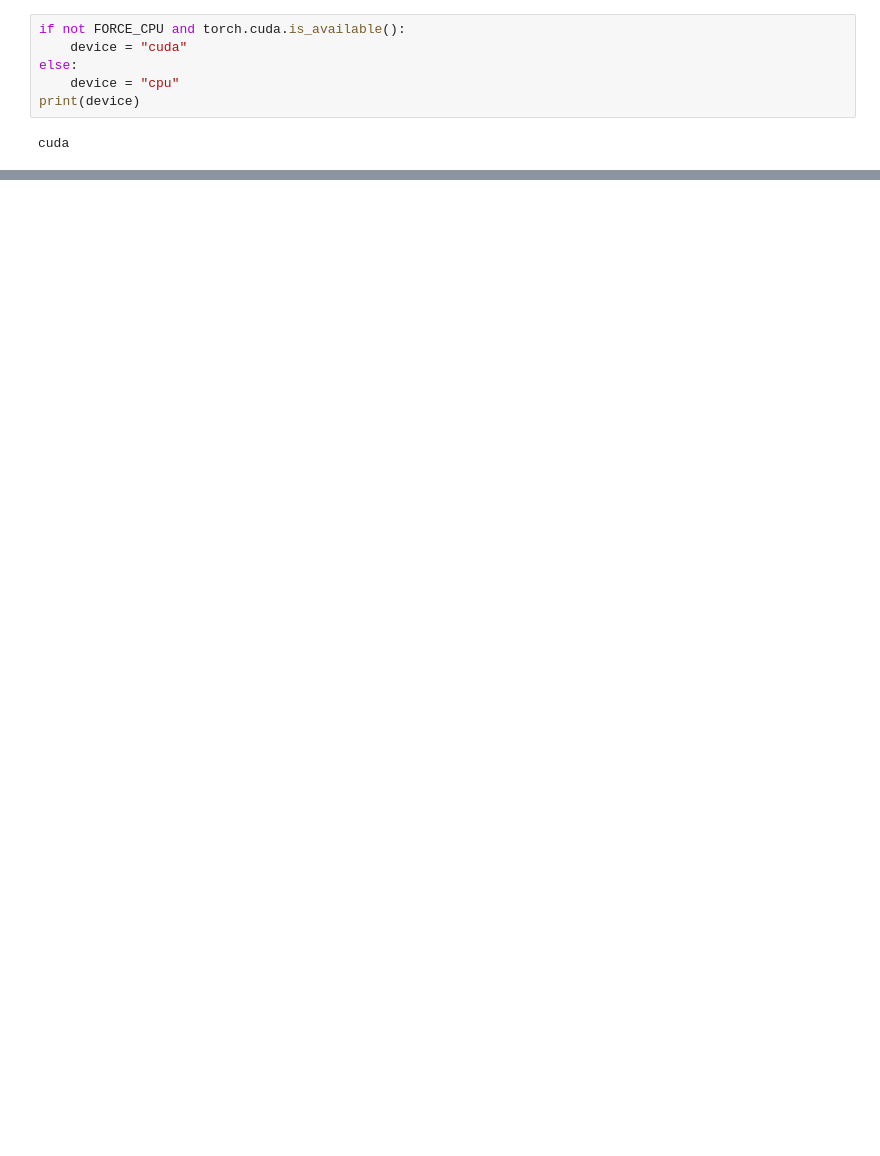
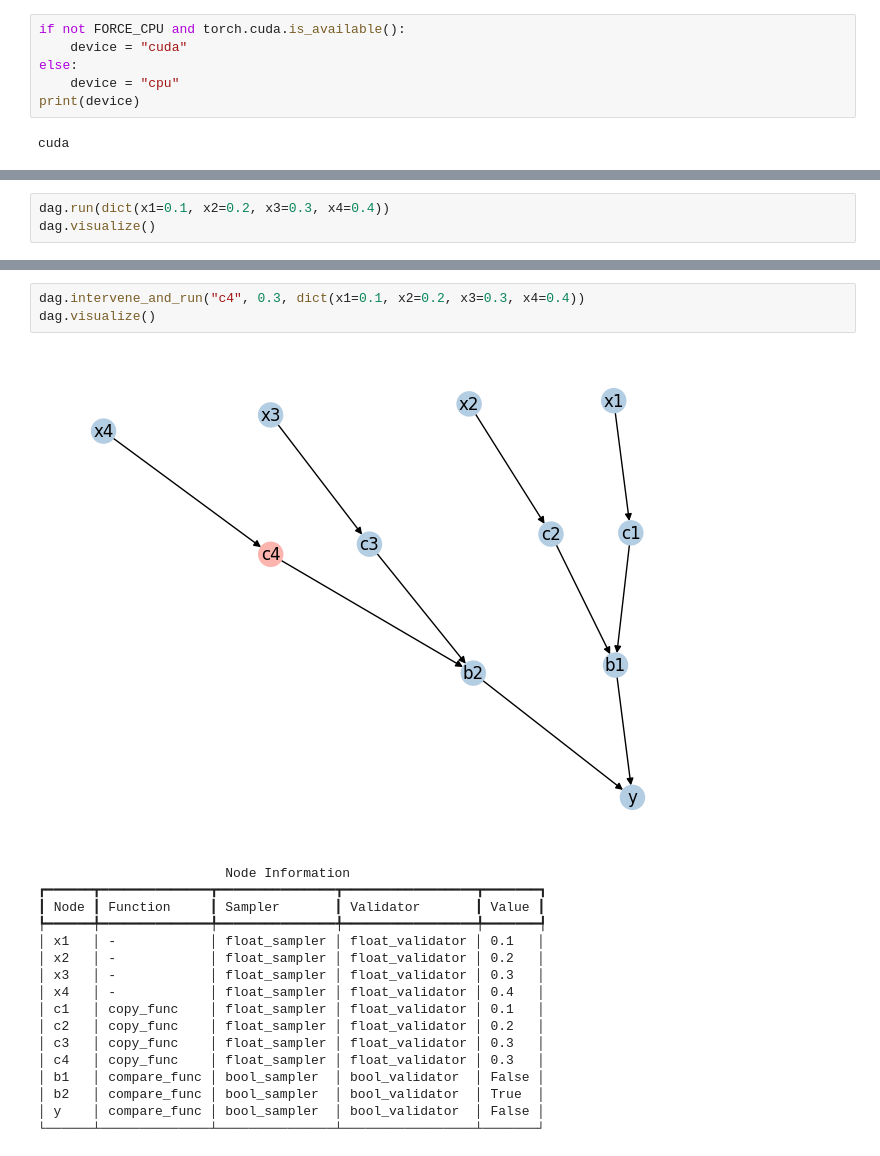
Before and after one commit to adamimos/causal-networks, a Jupyter notebook: playground/hierarchical-equality.ipynb, the cells around one changed output, grey strips where cells are left out. Cells and saved outputs as stored; diff of their text form; blank space fills up the shorter version.

```diff
--- a/playground/hierarchical-equality.ipynb
+++ b/playground/hierarchical-equality.ipynb
@@ -307,0 +237,3 @@ Train accuracy: 68.41300%
+# %%
+dag.run(dict(x1=0.1, x2=0.2, x3=0.3, x4=0.4))
+dag.visualize()
@@ -307,0 +258,21 @@ Train accuracy: 68.41300%
+# %%
+dag.intervene_and_run("c4", 0.3, dict(x1=0.1, x2=0.2, x3=0.3, x4=0.4))
+dag.visualize()
+# %% [output]
+[figure, added]
+                        Node Information
+┏━━━━━━┳━━━━━━━━━━━━━━┳━━━━━━━━━━━━━━━┳━━━━━━━━━━━━━━━━━┳━━━━━━━┓
+┃ Node ┃ Function     ┃ Sampler       ┃ Validator       ┃ Value ┃
+┡━━━━━━╇━━━━━━━━━━━━━━╇━━━━━━━━━━━━━━━╇━━━━━━━━━━━━━━━━━╇━━━━━━━┩
+│ x1   │ -            │ float_sampler │ float_validator │ 0.1   │
+│ x2   │ -            │ float_sampler │ float_validator │ 0.2   │
+│ x3   │ -            │ float_sampler │ float_validator │ 0.3   │
+│ x4   │ -            │ float_sampler │ float_validator │ 0.4   │
+│ c1   │ copy_func    │ float_sampler │ float_validator │ 0.1   │
+│ c2   │ copy_func    │ float_sampler │ float_validator │ 0.2   │
+│ c3   │ copy_func    │ float_sampler │ float_validator │ 0.3   │
+│ c4   │ copy_func    │ float_sampler │ float_validator │ 0.3   │
+│ b1   │ compare_func │ bool_sampler  │ bool_validator  │ False │
+│ b2   │ compare_func │ bool_sampler  │ bool_validator  │ True  │
+│ y    │ compare_func │ bool_sampler  │ bool_validator  │ False │
+└──────┴──────────────┴───────────────┴─────────────────┴───────┘
```
Also changed, not shown: parts of 26 cells of this notebook, 2 other files.
